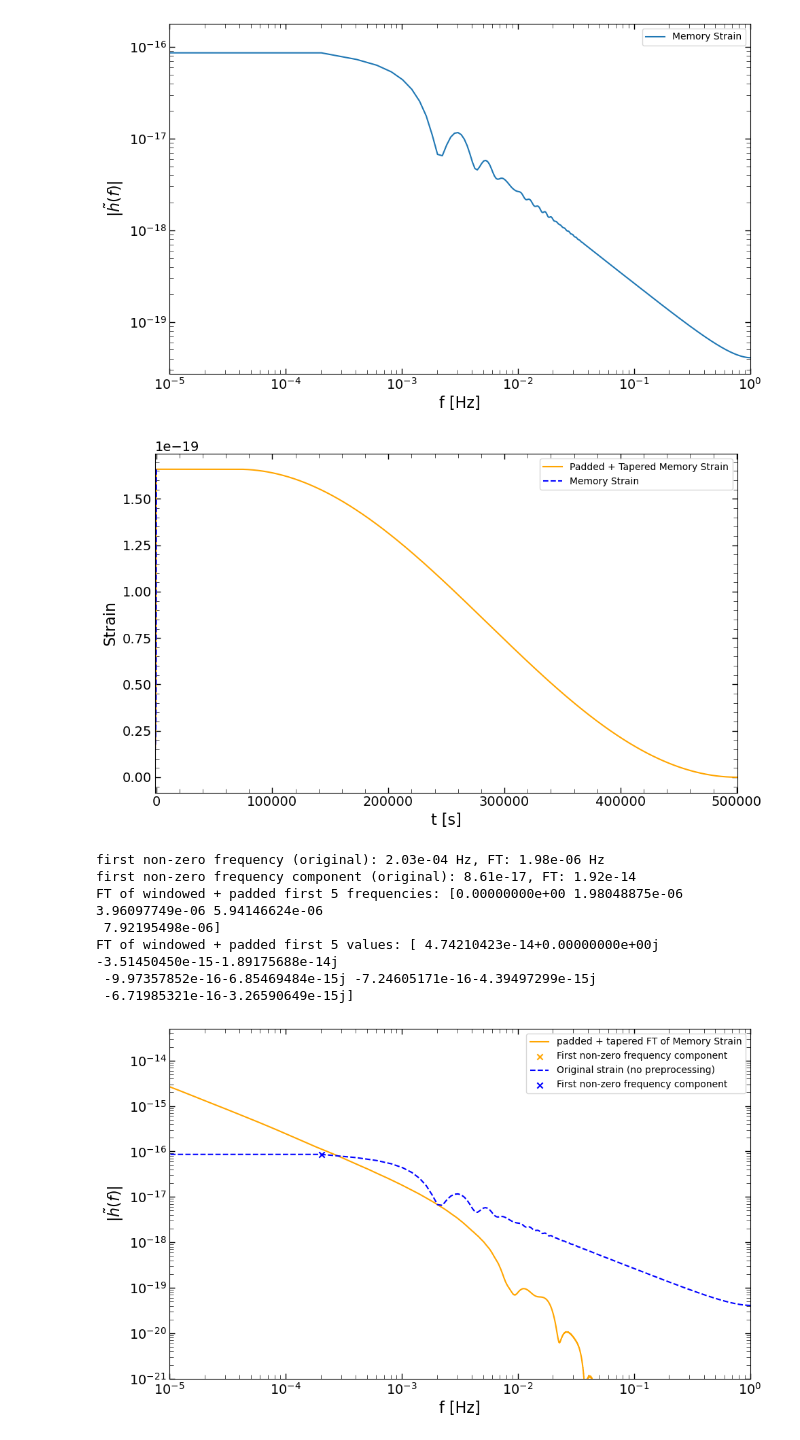
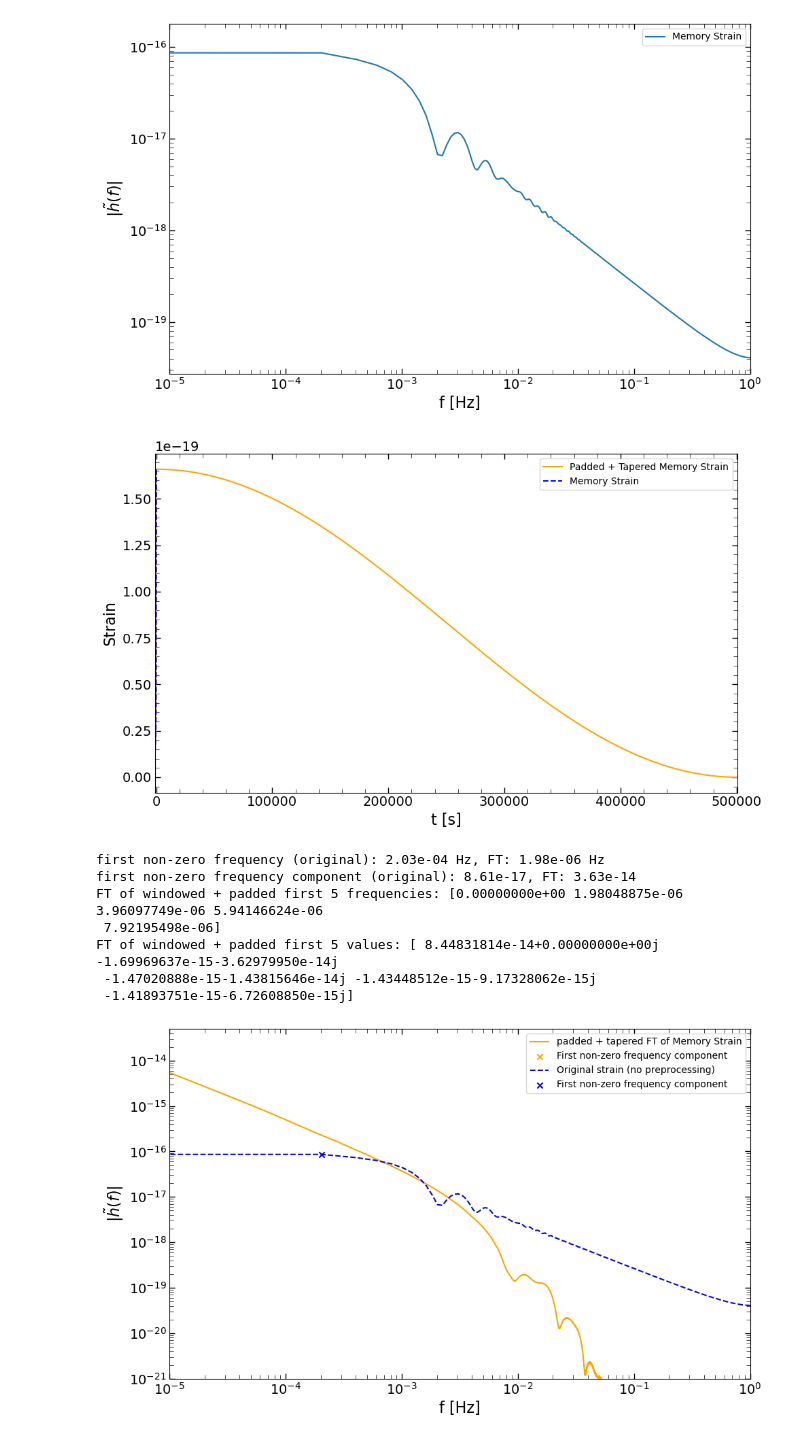
Before and after one commit to ThomasBastro/Memory_effect, a Jupyter notebook: FT_with_GWmemory/ft.ipynb, the cells around one changed output. Drawn from its saved outputs; the diff is of its cells as text; code cells hidden in the pictures.

```diff
--- a/FT_with_GWmemory/ft.ipynb
+++ b/FT_with_GWmemory/ft.ipynb
@@ -124,46 +124,47 @@ parameters = dict(
 h_mem, times_mem = gwm.time_domain_memory(**parameters)
 h_mem = h_mem['plus']
 
-times_padded, h_mem_windowed = us.pad_and_taper(h_mem, times_mem, 500000, alpha = 0.86)
+times_padded, h_mem_windowed = us.pad_and_taper(h_mem, times_mem, 500000, alpha = 1)
 
 plt.figure(figsize=(10, 6))
 plt.plot(times_padded, h_mem_windowed, label='Padded + Tapered Memory Strain', c = 'orange')
 plt.plot(times_mem, h_mem, label='Memory Strain', c= 'blue', ls = '--')
 plt.xlabel('t [s]')
 plt.xlim(-1000, times_padded[-1]+10)
 plt.ylabel('Strain')
 plt.legend(loc='best')
 plt.tight_layout()
 plt.show()
 
 # Compute the FT with numpy's FFT
 frequencies_ft = np.fft.rfftfreq(len(times_padded), d=times_padded[1] - times_padded[0])
-h_mem_ft = np.fft.rfft(h_mem_windowed) * (times_padded[1] - times_padded[0])  # scale by the sampling interval
+h_mem_ft = np.fft.rfft(h_mem_windowed)
+
 
 plt.figure(figsize=(10, 6))
 plt.loglog(frequencies_ft, np.abs(h_mem_ft), label='padded + tapered FT of Memory Strain', c = 'orange')
 plt.scatter(frequencies_ft[1], np.abs(h_mem_ft[1]), c='orange', label='First non-zero frequency component', marker='x')
 plt.loglog(frequencies_mem, np.abs(h_mem_init['plus']), label='Original strain (no preprocessing)', c= 'blue', ls = '--')
 plt.scatter(frequencies_mem[1], np.abs(h_mem_init['plus'][1]), c='blue', label='First non-zero frequency component', marker='x')
 print(f'first non-zero frequency (original): {frequencies_mem[1]:.2e} Hz, FT: {frequencies_ft[1]:.2e} Hz')
 print(f'first non-zero frequency component (original): {np.abs(h_mem_init["plus"][1]):.2e}, FT: {np.abs(h_mem_ft[1]):.2e}')
 
 print(f"FT of windowed + padded first 5 frequencies: {frequencies_ft[:5]}")
 print(f"FT of windowed + padded first 5 values: {h_mem_ft[:5]}")
 plt.xlabel('f [Hz]')
 plt.ylabel(r'$|\tilde{h}(f)|$')
 plt.legend(loc='best')
 plt.xlim(1e-5, 1e0)
 plt.ylim(1e-21, 5e-14)
 plt.tight_layout()
 plt.show()
 # %% [output]
-[figure, old version]
+[figure, new version]
 first non-zero frequency (original): 2.03e-04 Hz, FT: 1.98e-06 Hz
-first non-zero frequency component (original): 8.61e-17, FT: 1.92e-14
+first non-zero frequency component (original): 8.61e-17, FT: 3.63e-14
 FT of windowed + padded first 5 frequencies: [0.00000000e+00 1.98048875e-06 3.96097749e-06 5.94146624e-06
  7.92195498e-06]
-FT of windowed + padded first 5 values: [ 4.74210423e-14+0.00000000e+00j -3.51450450e-15-1.89175688e-14j
- -9.97357852e-16-6.85469484e-15j -7.24605171e-16-4.39497299e-15j
- -6.71985321e-16-3.26590649e-15j]
+FT of windowed + padded first 5 values: [ 8.44831814e-14+0.00000000e+00j -1.69969637e-15-3.62979950e-14j
+ -1.47020888e-15-1.43815646e-14j -1.43448512e-15-9.17328062e-15j
+ -1.41893751e-15-6.72608850e-15j]
-[figure, old version]
+[figure, new version]
```
